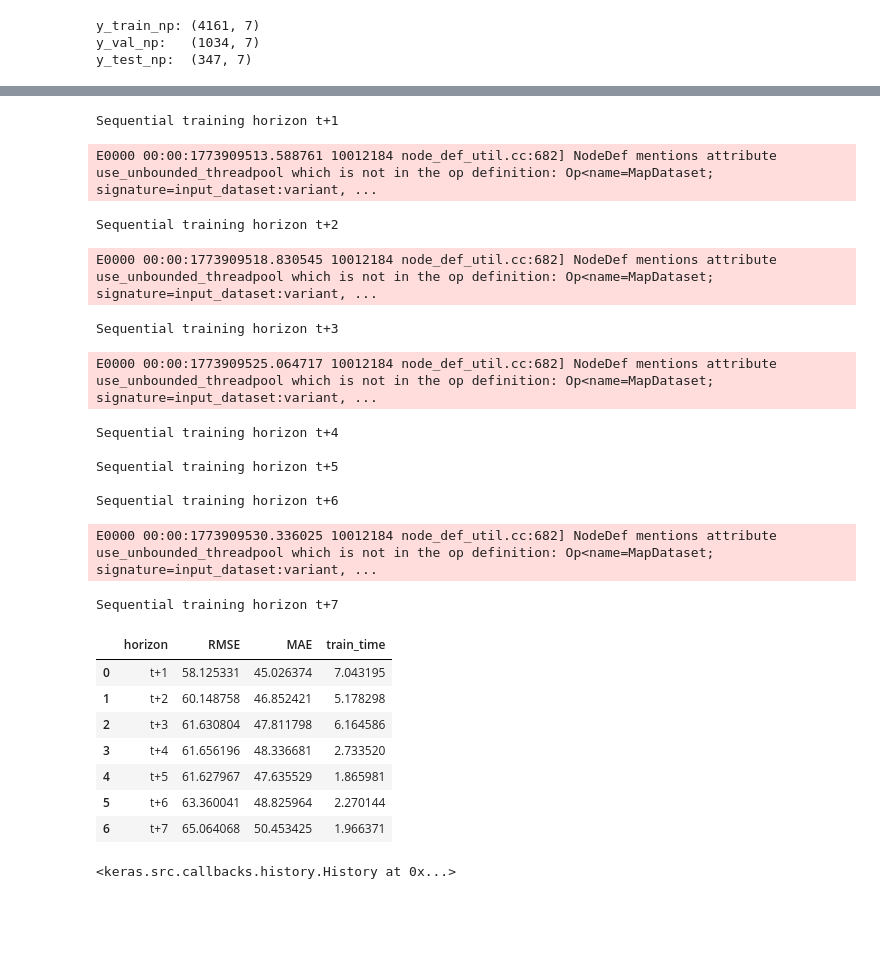
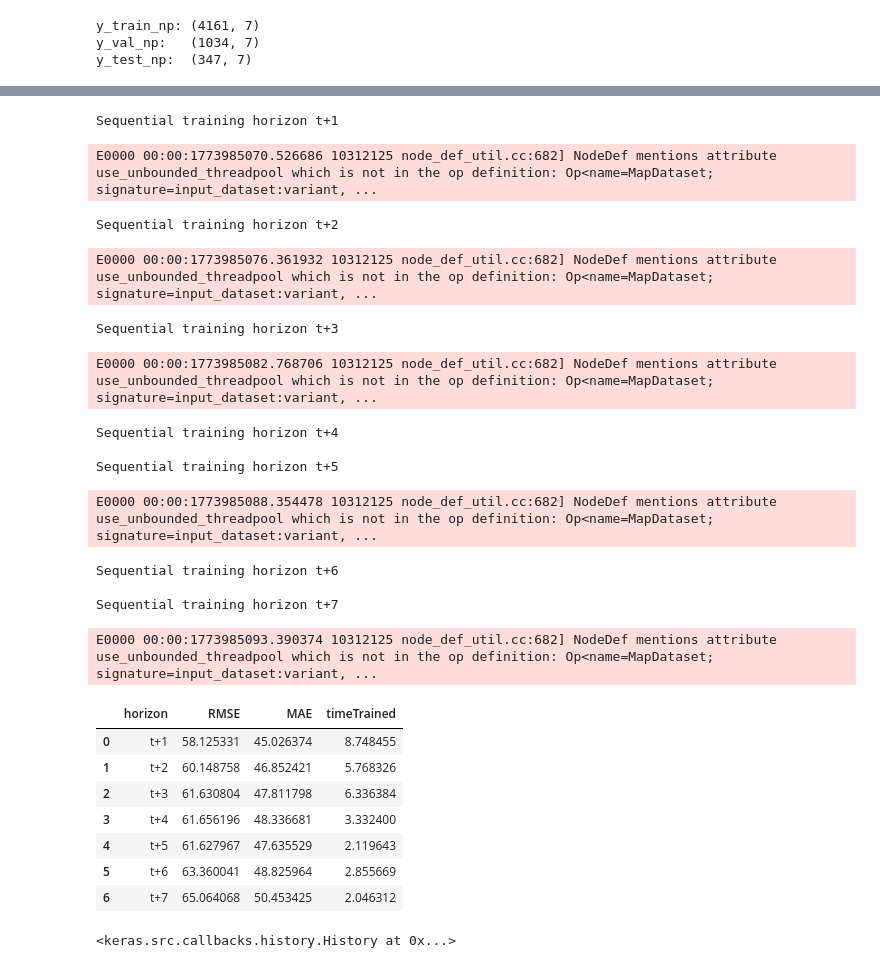
Before and after one commit to Pulkit9918/Assignment-1, a Jupyter notebook: z5708011_assignment1.ipynb, the cells around one changed output, grey strips where cells are left out. Cells and saved outputs as stored; diff of their text form; code cells hidden in the pictures; blank space fills up the shorter version.

```diff
--- a/z5708011_assignment1.ipynb
+++ b/z5708011_assignment1.ipynb
@@ -477,24 +475,24 @@ def weighted_mse(y_true, y_pred):
 # %%
-model_mse = build_model()
+mseModel = modelBuild()
 
-model_mse.compile(
+mseModel.compile(
     optimizer=keras.optimizers.Adam(learning_rate=0.001),
-    loss=weighted_mse
+    loss=mseWeighted
 )
 
-early_stop = EarlyStopping(
+stopEarly = EarlyStopping(
     monitor="val_loss",
     patience=15,
     restore_best_weights=True
 )
 
-history_mse = model_mse.fit(
+mseHistory = mseModel.fit(
     X_train_scaled,
     y_train,
     validation_data=(X_val_scaled, y_val),
     epochs=100,
     batch_size=32,
-    callbacks=[early_stop],
+    callbacks=[stopEarly],
     verbose=1
 )
 # %% [output]
@@ -520,5 +518,5 @@ Epoch 50/100
 # %%
-y_pred = model_mse.predict(X_test_scaled)
+y_pred = mseModel.predict(X_test_scaled)
 
 rmse = np.sqrt(mean_squared_error(y_test, y_pred))
 mae = mean_absolute_error(y_test, y_pred)
@@ -840,9 +832,9 @@ from tensorflow.keras import layers
 from tensorflow.keras.callbacks import EarlyStopping
 from sklearn.metrics import mean_squared_error, mean_absolute_error
 # %%
-def build_single_output_model():
+def singleOutputModelBuild():
     model = keras.Sequential([
-        layers.Input(shape=(input_dim,)),
+        layers.Input(shape=(inputFeatures,)),
         layers.Dense(64, activation="relu"),
         layers.Dense(64, activation="relu"),
         layers.Dense(1)
@@ -931,6 +924,6 @@ E0000 00:00:1773909506.480151 10012184 node_def_util.cc:682] NodeDef mentions at
 # %%
-seq_results = []
-previous_model = None
+resultsSequential = []
+modelPrevious = None
 
 for horizon in range(7):
 
@@ -940,13 +933,13 @@ for horizon in range(7):
     y_val_h = y_val_np[:, horizon]
     y_test_h = y_test_np[:, horizon]
 
-    if previous_model is None:
-        model = build_single_output_model()
+    if modelPrevious is None:
+        model = singleOutputModelBuild()
     else:
-        model = build_single_output_model()
-        model.set_weights(previous_model.get_weights())
+        model = singleOutputModelBuild()
+        model.set_weights(modelPrevious.get_weights())
 
-    early_stop = EarlyStopping(
+    stopEarly = EarlyStopping(
         monitor="val_loss",
         patience=15,
         restore_best_weights=True
@@ -956,52 +949,53 @@ for horizon in range(7):
 
     model.fit(
         X_train_scaled,
         y_train_h,
         validation_data=(X_val_scaled, y_val_h),
         epochs=100,
         batch_size=32,
-        callbacks=[early_stop],
+        callbacks=[stopEarly],
         verbose=0
     )
 
-    train_time = time.time() - start
+    timeTrained = time.time() - start
 
     y_pred = model.predict(X_test_scaled, verbose=0).flatten()
 
     rmse = np.sqrt(mean_squared_error(y_test_h, y_pred))
     mae = mean_absolute_error(y_test_h, y_pred)
 
-    seq_results.append({
+    resultsSequential.append({
         "horizon": f"t+{horizon+1}",
         "RMSE": rmse,
         "MAE": mae,
-        "train_time": train_time
+        "timeTrained": timeTrained
     })
 
-    previous_model = model
+    modelPrevious = model
 
-seq_df = pd.DataFrame(seq_results)
-seq_df
+dfSequential = pd.DataFrame(resultsSequential)
+dfSequential
 # %% [output]
 Sequential training horizon t+1
-E0000 00:00:1773909513.588761 10012184 node_def_util.cc:682] NodeDef mentions attribute use_unbounded_threadpool which is not in the op definition: Op<name=MapDataset; signature=input_dataset:variant, ...
+E0000 00:00:1773985070.526686 10312125 node_def_util.cc:682] NodeDef mentions attribute use_unbounded_threadpool which is not in the op definition: Op<name=MapDataset; signature=input_dataset:variant, ...
 Sequential training horizon t+2
-E0000 00:00:1773909518.830545 10012184 node_def_util.cc:682] NodeDef mentions attribute use_unbounded_threadpool which is not in the op definition: Op<name=MapDataset; signature=input_dataset:variant, ...
+E0000 00:00:1773985076.361932 10312125 node_def_util.cc:682] NodeDef mentions attribute use_unbounded_threadpool which is not in the op definition: Op<name=MapDataset; signature=input_dataset:variant, ...
 Sequential training horizon t+3
-E0000 00:00:1773909525.064717 10012184 node_def_util.cc:682] NodeDef mentions attribute use_unbounded_threadpool which is not in the op definition: Op<name=MapDataset; signature=input_dataset:variant, ...
+E0000 00:00:1773985082.768706 10312125 node_def_util.cc:682] NodeDef mentions attribute use_unbounded_threadpool which is not in the op definition: Op<name=MapDataset; signature=input_dataset:variant, ...
 Sequential training horizon t+4
 
 Sequential training horizon t+5
-
-Sequential training horizon t+6
-E0000 00:00:1773909530.336025 10012184 node_def_util.cc:682] NodeDef mentions attribute use_unbounded_threadpool which is not in the op definition: Op<name=MapDataset; signature=input_dataset:variant, ...
+E0000 00:00:1773985088.354478 10312125 node_def_util.cc:682] NodeDef mentions attribute use_unbounded_threadpool which is not in the op definition: Op<name=MapDataset; signature=input_dataset:variant, ...
+Sequential training horizon t+6
+
 Sequential training horizon t+7
+E0000 00:00:1773985093.390374 10312125 node_def_util.cc:682] NodeDef mentions attribute use_unbounded_threadpool which is not in the op definition: Op<name=MapDataset; signature=input_dataset:variant, ...
-|  | horizon | RMSE | MAE | train_time |
-| 0 | t+1 | 58.125331 | 45.026374 | 7.043195 |
-| 1 | t+2 | 60.148758 | 46.852421 | 5.178298 |
-| 2 | t+3 | 61.630804 | 47.811798 | 6.164586 |
-| 3 | t+4 | 61.656196 | 48.336681 | 2.733520 |
-| 4 | t+5 | 61.627967 | 47.635529 | 1.865981 |
-| 5 | t+6 | 63.360041 | 48.825964 | 2.270144 |
-| 6 | t+7 | 65.064068 | 50.453425 | 1.966371 |
+|  | horizon | RMSE | MAE | timeTrained |
+| 0 | t+1 | 58.125331 | 45.026374 | 8.748455 |
+| 1 | t+2 | 60.148758 | 46.852421 | 5.768326 |
+| 2 | t+3 | 61.630804 | 47.811798 | 6.336384 |
+| 3 | t+4 | 61.656196 | 48.336681 | 3.332400 |
+| 4 | t+5 | 61.627967 | 47.635529 | 2.119643 |
+| 5 | t+6 | 63.360041 | 48.825964 | 2.855669 |
+| 6 | t+7 | 65.064068 | 50.453425 | 2.046312 |
 # %%
```
Also changed, not shown: parts of 95 cells of this notebook, 33 other files.
